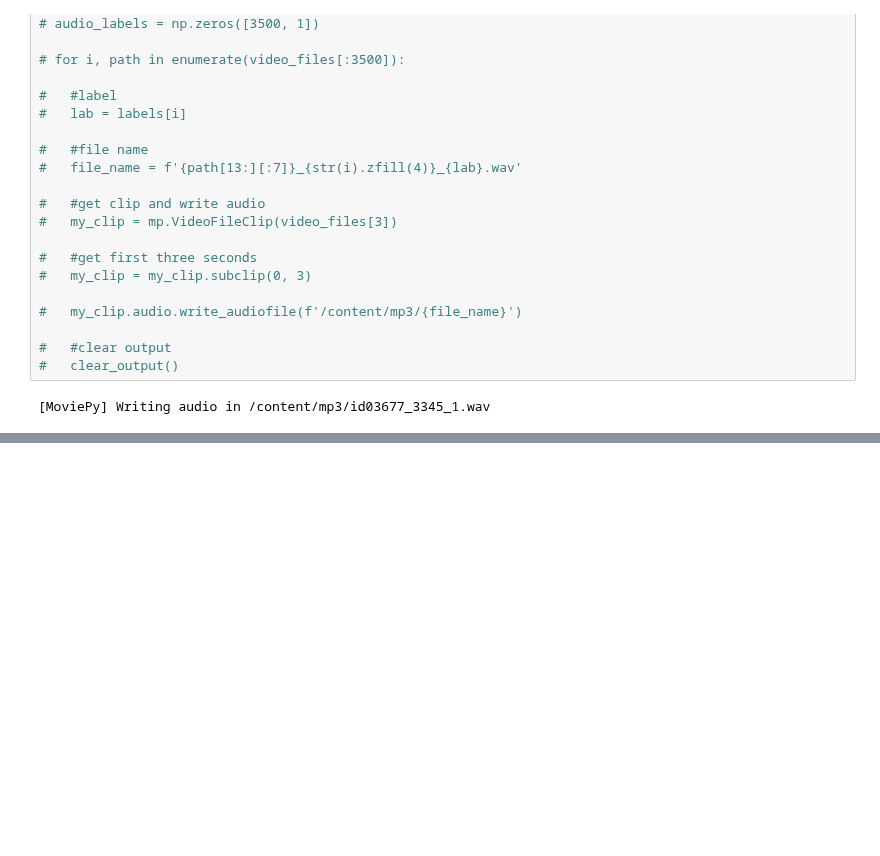
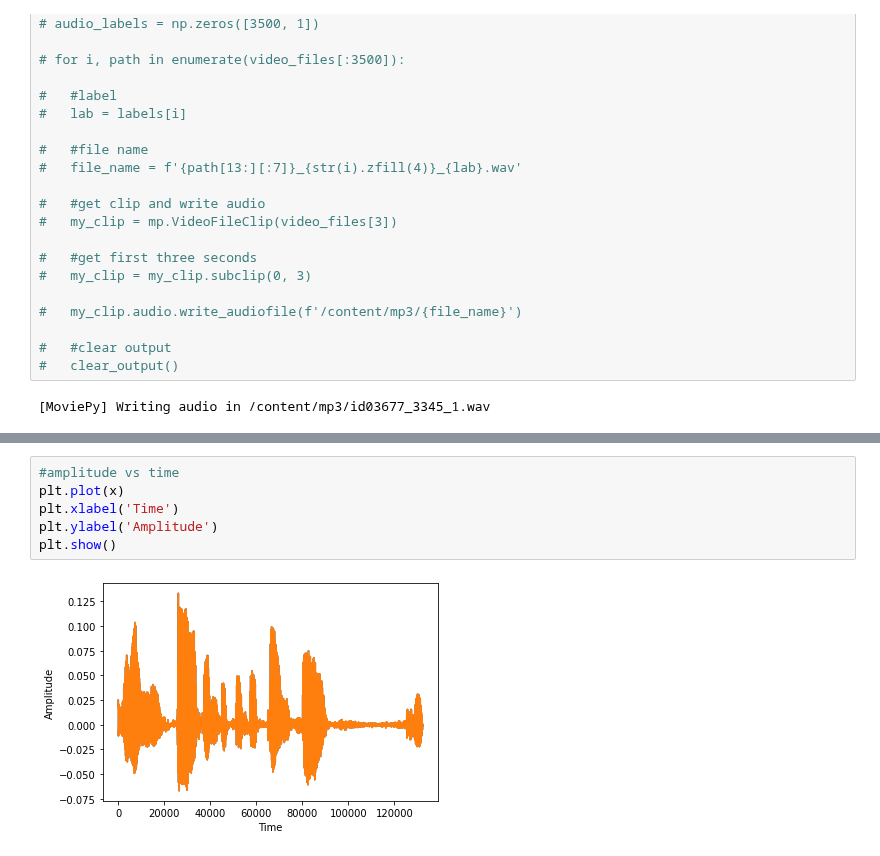
Before and after one commit to kaneelgit/msi_voxceleb, a Jupyter notebook: Audio_classification.ipynb, the cells around one changed output, grey strips where cells are left out. Saved outputs shown, nothing was run; the diff lists cells and outputs as text; blank space fills up the shorter version.

```diff
--- a/Audio_classification.ipynb
+++ b/Audio_classification.ipynb
@@ -195,0 +203,8 @@ pxx.shape
+# %%
+#amplitude vs time
+plt.plot(x)
+plt.xlabel('Time')
+plt.ylabel('Amplitude')
+plt.show()
+# %% [output]
+[figure, added]
```
Also changed, not shown: parts of 11 cells of this notebook.
